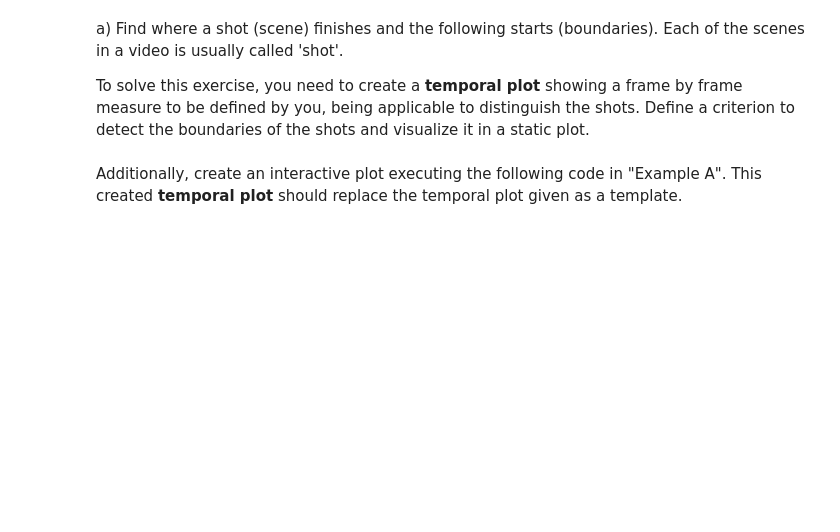
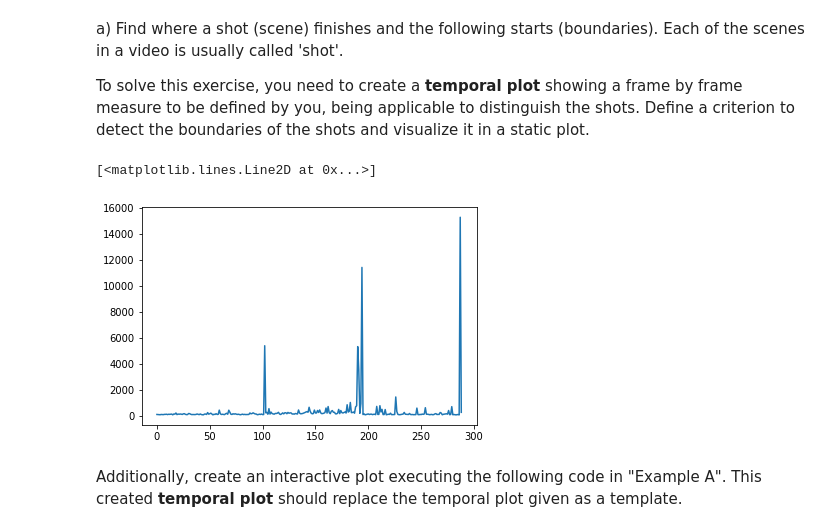
Before and after one commit to laurentiuNedelcu/va-laboratori, a Jupyter notebook: p3/Laboratory 3 20201028/p3_2020-2021_2solve.ipynb, the cells around one changed output. Drawn from its saved outputs; the diff is of its cells as text; code cells hidden in the pictures; blank space fills up the shorter version.

```diff
--- a/p3/Laboratory 3 20201028/p3_2020-2021_2solve.ipynb
+++ b/p3/Laboratory 3 20201028/p3_2020-2021_2solve.ipynb
@@ -101,3 +98,64 @@ To solve this exercise, you need to create a **temporal plot** showing a frame b
+# %%
+# Your soluction here
+
+##### EXPLANATION #####
+# In a sequence of images, the contiguous images are usually similar to each other, having gradual and slight changes.
+# Under this assumption, what we will do is measure the difference between consecutive frames, graphing this data,
+# we will be able to see when there are slight changes between images (part of the same scene) and
+# when there are large changes between images (scene change).
+
+# Required imports
+from skimage import io, img_as_float
+from skimage.exposure import histogram
+from skimage.color import rgb2gray
+import matplotlib.pyplot as plt
+import numpy as np
+
+# We will use the code
+
+# Loading the image sequence
+ic = io.ImageCollection('images/Barcelona-sequence/*.png')
+
+# Going through all the images
+x_data = np.arange(len(ic))
+
+# Function for computing the difference of histogram of an image and the previous one
+def compute_hist(im, im_prev, hist_im_prev=None):
+
+    [hist_r, bins_r]=histogram((img_as_float(im)[:,:,0]),64)
+    [hist_g, bins_g]=histogram((img_as_float(im)[:,:,1]),64)
+    [hist_b, bins_b]=histogram((img_as_float(im)[:,:,2]),64)
+    hist_im = np.array(hist_r+hist_g+hist_b)
+
+    if hist_im_prev is None:
+        [hist_r, bins_r]=histogram((img_as_float(im_prev)[:,:,0]),64)
+        [hist_g, bins_g]=histogram((img_as_float(im_prev)[:,:,1]),64)
+        [hist_b, bins_b]=histogram((img_as_float(im_prev)[:,:,2]),64)
+        hist_im_prev = np.array(hist_r+hist_g+hist_b)
+
+    hist_diff = np.mean(np.abs(hist_im_prev - hist_im))
+
+    return hist_diff, hist_im_prev
+
+
+# initialize the data arrays
+xdata = []
+ydata = []
+prev_hist = None
+
+%matplotlib inline
+
+for t in range(len(ic)-1):
+    # update the data plot
+    y, prev_hist = compute_hist(ic[t+1], ic[t])#, hist_im_prev=prev_hist)
+    xdata.append(t) # time = x axis
+    ydata.append(y) # y axis
+
+fig, ax = plt.subplots(1)
+plt.plot(xdata, ydata)
+# %% [output]
+[<matplotlib.lines.Line2D at 0x...>]
+[figure, added]
 # %% [markdown]
 Additionally, create an interactive plot executing the following code in "Example A". This created **temporal plot** should replace the temporal plot given as a template.
 # %%
```
Also changed, not shown: parts of 3 cells of this notebook.
